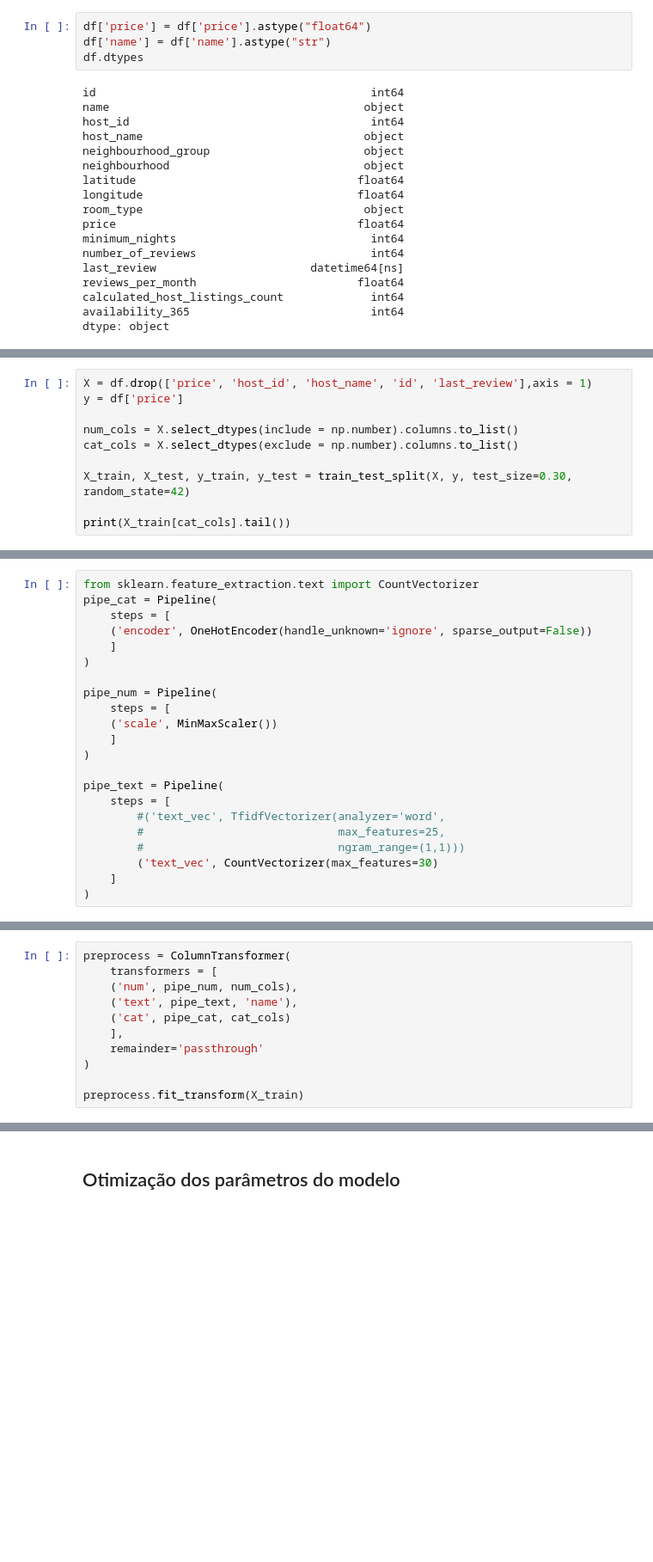
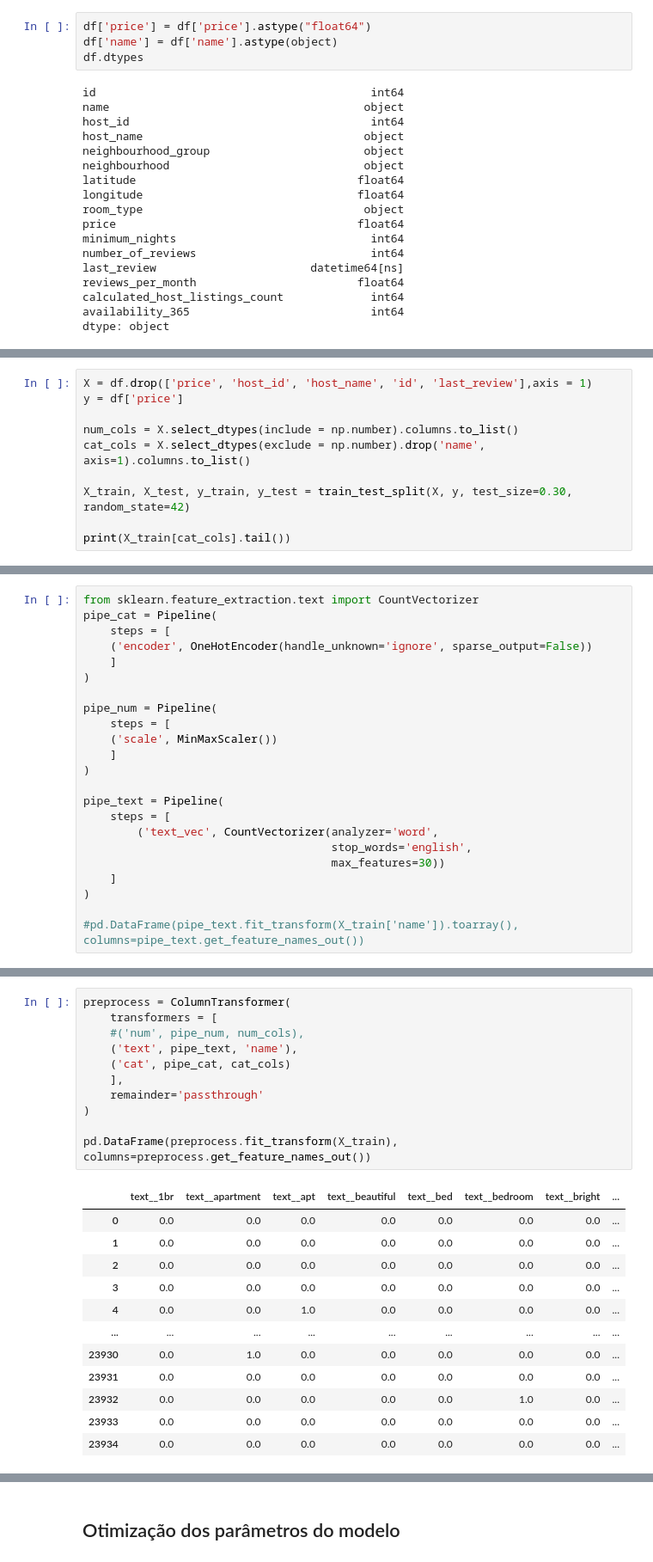
Before and after one commit to RodrigoFP51/nyc_airbnb_prices, a Jupyter notebook: notebooks/model_creation.ipynb, the cells around one changed output, grey strips where cells are left out. Shown: that part at 86% size. Drawn from its saved outputs; the diff is of its cells as text; blank space fills up the shorter version.

```diff
--- a/notebooks/model_creation.ipynb
+++ b/notebooks/model_creation.ipynb
@@ -48,7 +92,7 @@ df = df[df['price']>0]
 df['last_review'] = pd.to_datetime(df['last_review'])
 # %%
 df['price'] = df['price'].astype("float64")
-df['name'] = df['name'].astype("str")
+df['name'] = df['name'].astype(object)
 df.dtypes
 # %% [output]
 id                                         int64
@@ -76,7 +129,7 @@ X = df.drop(['price', 'host_id', 'host_name', 'id', 'last_review'],axis = 1)
 y = df['price']
 
 num_cols = X.select_dtypes(include = np.number).columns.to_list()
-cat_cols = X.select_dtypes(exclude = np.number).columns.to_list()
+cat_cols = X.select_dtypes(exclude = np.number).drop('name', axis=1).columns.to_list()
 
 X_train, X_test, y_train, y_test = train_test_split(X, y, test_size=0.30, random_state=42)
 
@@ -111,9 +157,10 @@ pipe_num = Pipeline(
 
 pipe_text = Pipeline(
     steps = [
-        #('text_vec', TfidfVectorizer(analyzer='word',
-        #                             max_features=25,
-        #                             ngram_range=(1,1)))
-        ('text_vec', CountVectorizer(max_features=30)
+        ('text_vec', CountVectorizer(analyzer='word',
+                                     stop_words='english',
+                                     max_features=30))
     ]
 )
+
+#pd.DataFrame(pipe_text.fit_transform(X_train['name']).toarray(), columns=pipe_text.get_feature_names_out())
@@ -122,12 +167,24 @@ SyntaxError: closing parenthesis ']' does not match opening parenthesis '(' on l
 # %%
 preprocess = ColumnTransformer(
     transformers = [
-    ('num', pipe_num, num_cols),
+    #('num', pipe_num, num_cols),
     ('text', pipe_text, 'name'),
     ('cat', pipe_cat, cat_cols)
     ],
     remainder='passthrough'
 )
 
-preprocess.fit_transform(X_train)
+pd.DataFrame(preprocess.fit_transform(X_train), columns=preprocess.get_feature_names_out())
 # %% [output]
+|  | text__1br | text__apartment | text__apt | text__beautiful | text__bed | text__bedroom | text__bright | ... |
+| 0 | 0.0 | 0.0 | 0.0 | 0.0 | 0.0 | 0.0 | 0.0 | ... |
+| 1 | 0.0 | 0.0 | 0.0 | 0.0 | 0.0 | 0.0 | 0.0 | ... |
+| 2 | 0.0 | 0.0 | 0.0 | 0.0 | 0.0 | 0.0 | 0.0 | ... |
+| 3 | 0.0 | 0.0 | 0.0 | 0.0 | 0.0 | 0.0 | 0.0 | ... |
+| 4 | 0.0 | 0.0 | 1.0 | 0.0 | 0.0 | 0.0 | 0.0 | ... |
+| ... | ... | ... | ... | ... | ... | ... | ... | ... |
+| 23930 | 0.0 | 1.0 | 0.0 | 0.0 | 0.0 | 0.0 | 0.0 | ... |
+| 23931 | 0.0 | 0.0 | 0.0 | 0.0 | 0.0 | 0.0 | 0.0 | ... |
+| 23932 | 0.0 | 0.0 | 0.0 | 0.0 | 0.0 | 1.0 | 0.0 | ... |
+| 23933 | 0.0 | 0.0 | 0.0 | 0.0 | 0.0 | 0.0 | 0.0 | ... |
+| 23934 | 0.0 | 0.0 | 0.0 | 0.0 | 0.0 | 0.0 | 0.0 | ... |
```
Also changed, not shown: parts of 18 cells of this notebook, 1 other file.
